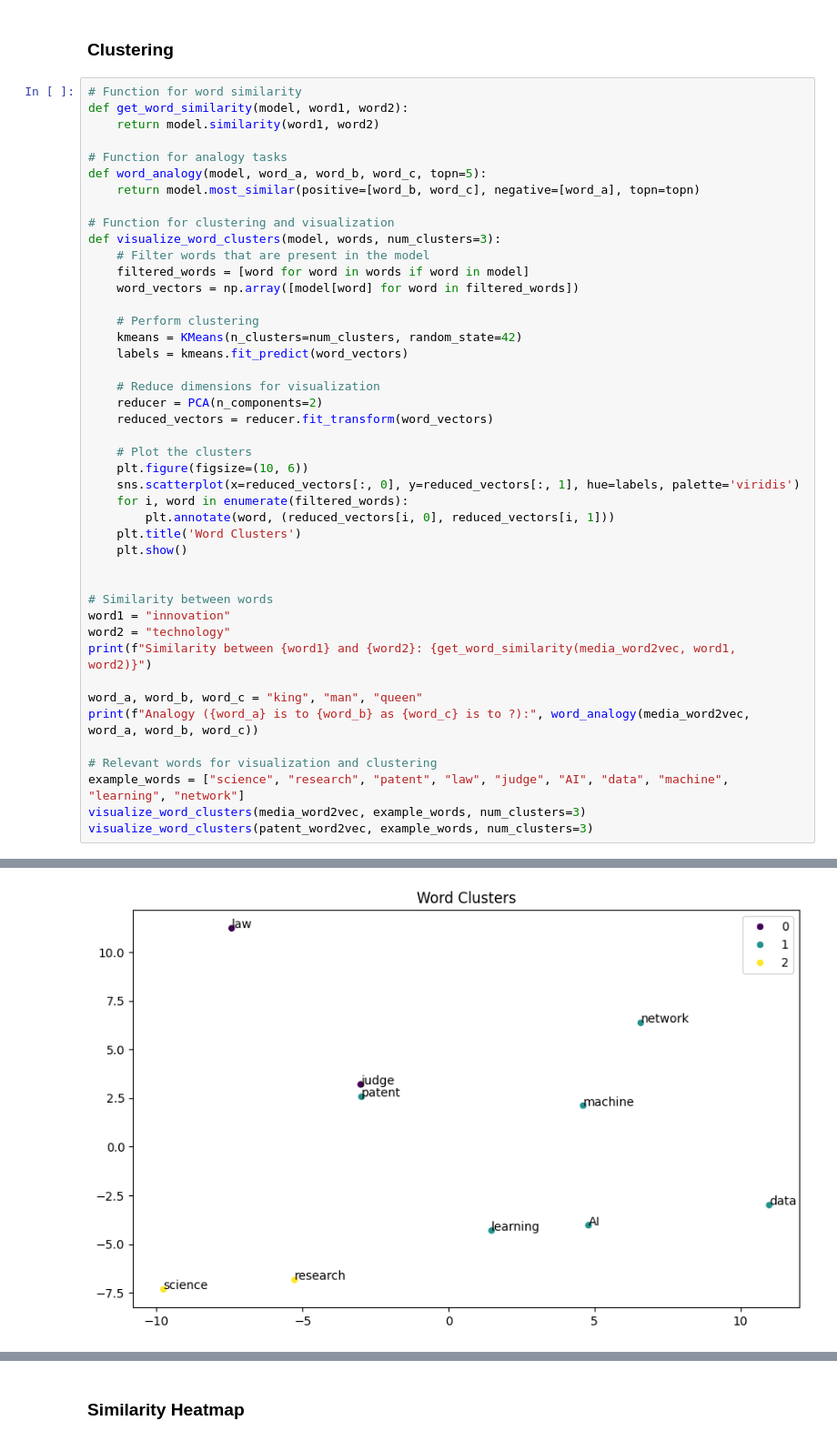
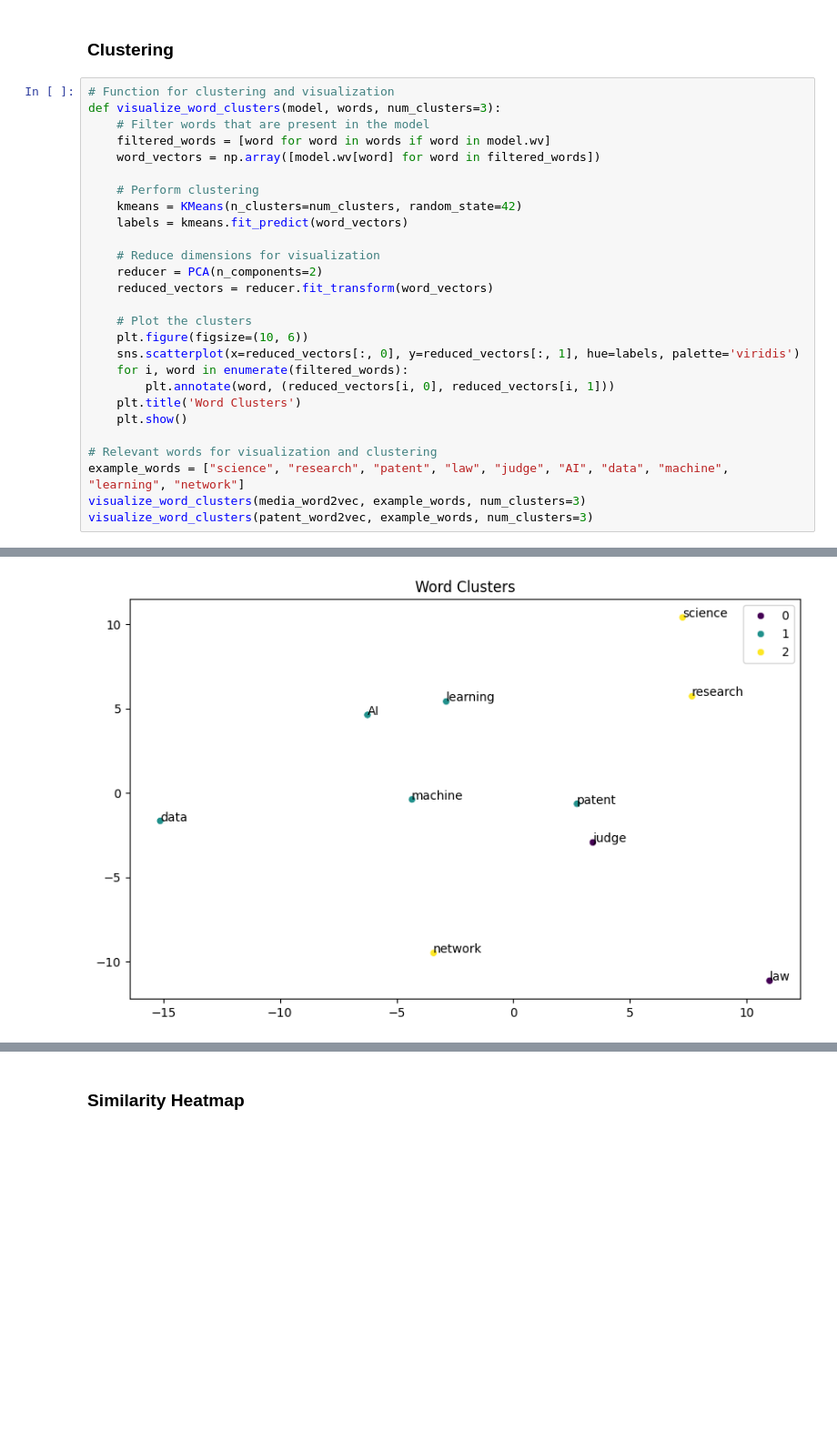
Before and after one commit to lucarenz1997/NLP, a Jupyter notebook: Stage_2_Part_1_DataPrep_Embedding.ipynb, the cells around one changed output, grey strips where cells are left out. Shown at 91% size. Cells and saved outputs as stored; diff of their text form; blank space fills up the shorter version.

```diff
--- a/Stage_2_Part_1_DataPrep_Embedding.ipynb
+++ b/Stage_2_Part_1_DataPrep_Embedding.ipynb
@@ -220,19 +239,11 @@ The **patent** model has a less coherent grouping, with "machine" alone, "judge"
 # %% [markdown]
 ### Clustering
 # %%
-# Function for word similarity
-def get_word_similarity(model, word1, word2):
-    return model.similarity(word1, word2)
-
-# Function for analogy tasks
-def word_analogy(model, word_a, word_b, word_c, topn=5):
-    return model.most_similar(positive=[word_b, word_c], negative=[word_a], topn=topn)
-
 # Function for clustering and visualization
 def visualize_word_clusters(model, words, num_clusters=3):
     # Filter words that are present in the model
-    filtered_words = [word for word in words if word in model]
-    word_vectors = np.array([model[word] for word in filtered_words])
+    filtered_words = [word for word in words if word in model.wv]
+    word_vectors = np.array([model.wv[word] for word in filtered_words])
 
     # Perform clustering
     kmeans = KMeans(n_clusters=num_clusters, random_state=42)
@@ -250,15 +261,6 @@ def visualize_word_clusters(model, words, num_clusters=3):
     plt.title('Word Clusters')
     plt.show()
 
-
-# Similarity between words
-word1 = "innovation"
-word2 = "technology"
-print(f"Similarity between {word1} and {word2}: {get_word_similarity(media_word2vec, word1, word2)}")
-
-word_a, word_b, word_c = "king", "man", "queen"
-print(f"Analogy ({word_a} is to {word_b} as {word_c} is to ?):", word_analogy(media_word2vec, word_a, word_b, word_c))
-
 # Relevant words for visualization and clustering
 example_words = ["science", "research", "patent", "law", "judge", "AI", "data", "machine", "learning", "network"]
 visualize_word_clusters(media_word2vec, example_words, num_clusters=3)
@@ -269 +269 @@ Analogy (king is to man as queen is to ?): [('ruin', 0.5320160388946533), ('spac
-[figure, old version]
+[figure, new version]
```
Also changed, not shown: parts of 45 cells of this notebook.
